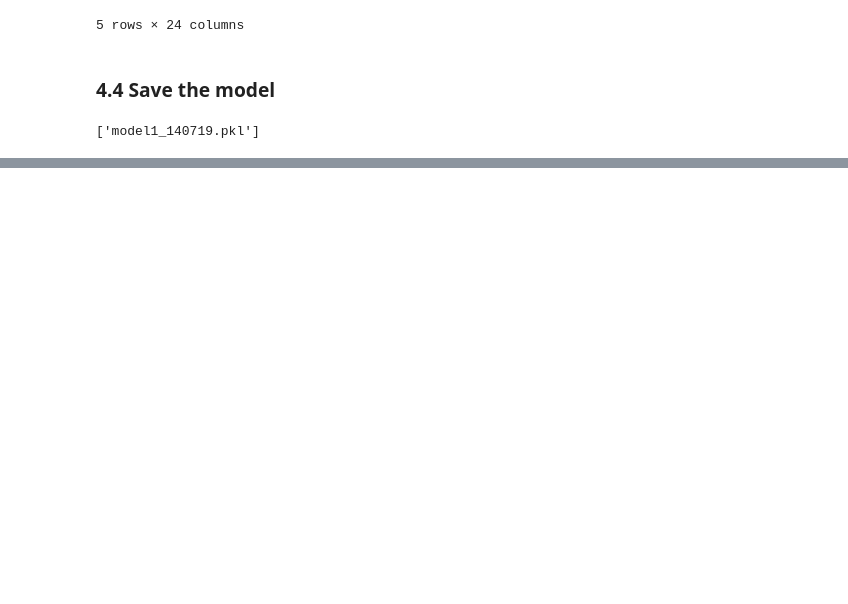
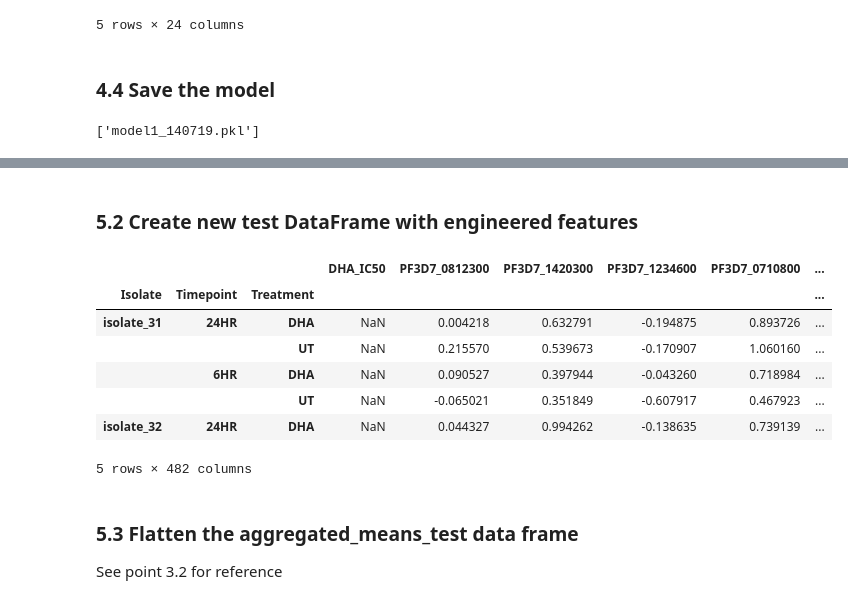
Before and after one commit to Monida/Dream_Challenge_Malaria, a Jupyter notebook: scripts/data_explore.ipynb, the cells around one changed output, grey strips where cells are left out. Saved outputs shown, nothing was run; the diff lists cells and outputs as text; code cells hidden in the pictures; blank space fills up the shorter version.

```diff
--- a/scripts/data_explore.ipynb
+++ b/scripts/data_explore.ipynb
@@ -878,0 +897,6 @@ joblib.dump(model, 'model1_140719.pkl')
+# %%
+genes_to_keep_test = set(list(test.columns)) & set(result)
+genes_to_keep_test = list(genes_to_keep_test)
+columns_to_keep_test = list(test.columns)[0:5] + \
+[list(test.columns)[-1]] + genes_to_keep_test
+columns_to_keep_test
@@ -878,0 +921,3 @@ joblib.dump(model, 'model1_140719.pkl')
+# %%
+filtered_test = test[columns_to_keep_test]
+filtered_test.head()
@@ -878,0 +932,17 @@ joblib.dump(model, 'model1_140719.pkl')
+# %% [markdown]
+### 5.2 Create new test DataFrame with engineered features
+# %%
+aggregated_means_test = filtered_test.groupby(["Isolate","Timepoint","Treatment"]).mean()
+aggregated_means_test.head()
+# %% [output]
+|  |  |  | DHA_IC50 | PF3D7_0812300 | PF3D7_1420300 | PF3D7_1234600 | PF3D7_0710800 | ... |
+| Isolate | Timepoint | Treatment |  |  |  |  |  | ... |
+| isolate_31 | 24HR | DHA | NaN | 0.004218 | 0.632791 | -0.194875 | 0.893726 | ... |
+|  |  | UT | NaN | 0.215570 | 0.539673 | -0.170907 | 1.060160 | ... |
+|  | 6HR | DHA | NaN | 0.090527 | 0.397944 | -0.043260 | 0.718984 | ... |
+|  |  | UT | NaN | -0.065021 | 0.351849 | -0.607917 | 0.467923 | ... |
+| isolate_32 | 24HR | DHA | NaN | 0.044327 | 0.994262 | -0.138635 | 0.739139 | ... |
+5 rows × 482 columns
+# %% [markdown]
+### 5.3 Flatten the aggregated_means_test data frame
+See point 3.2 for reference
```
Also changed, not shown: parts of 24 cells of this notebook.
